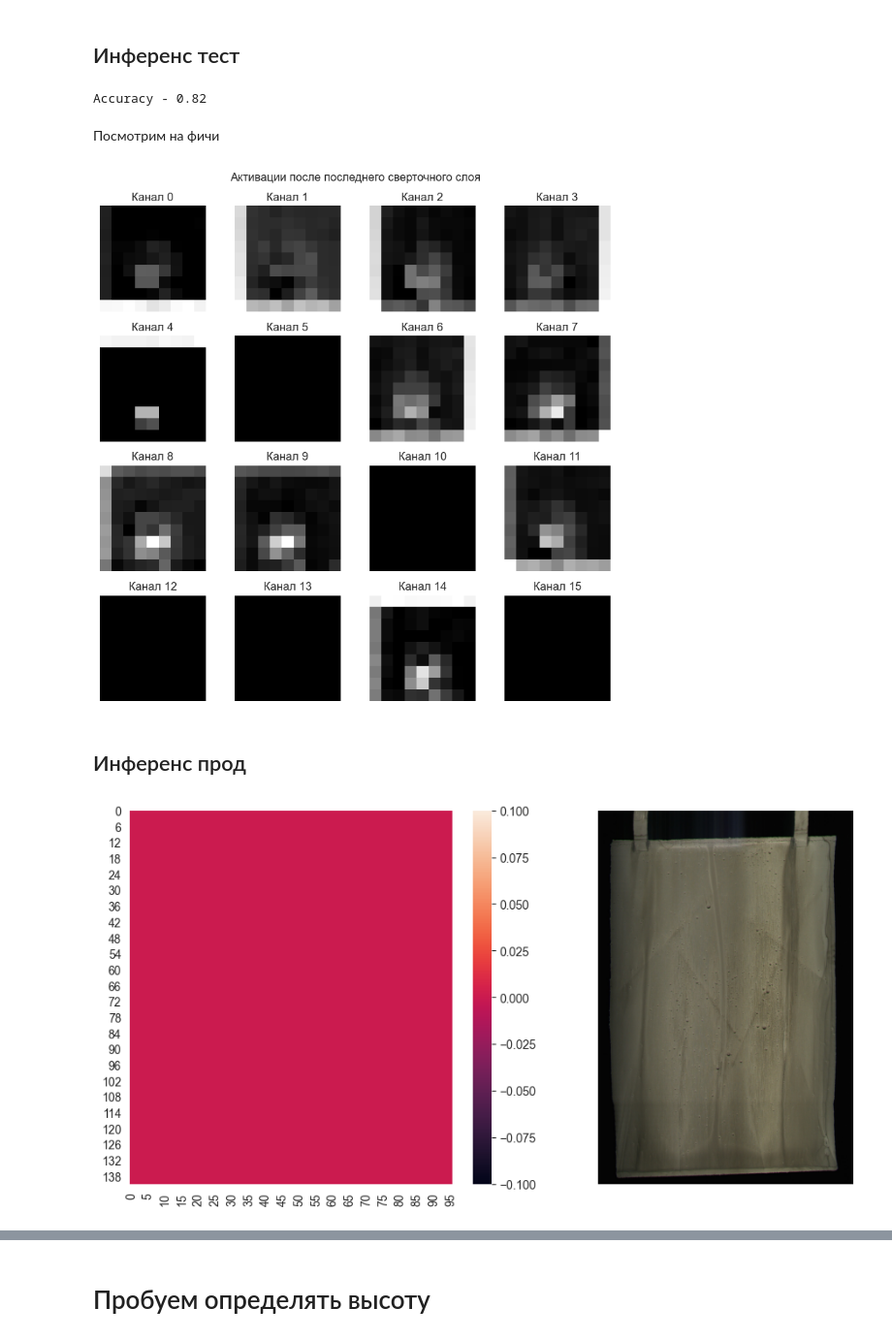
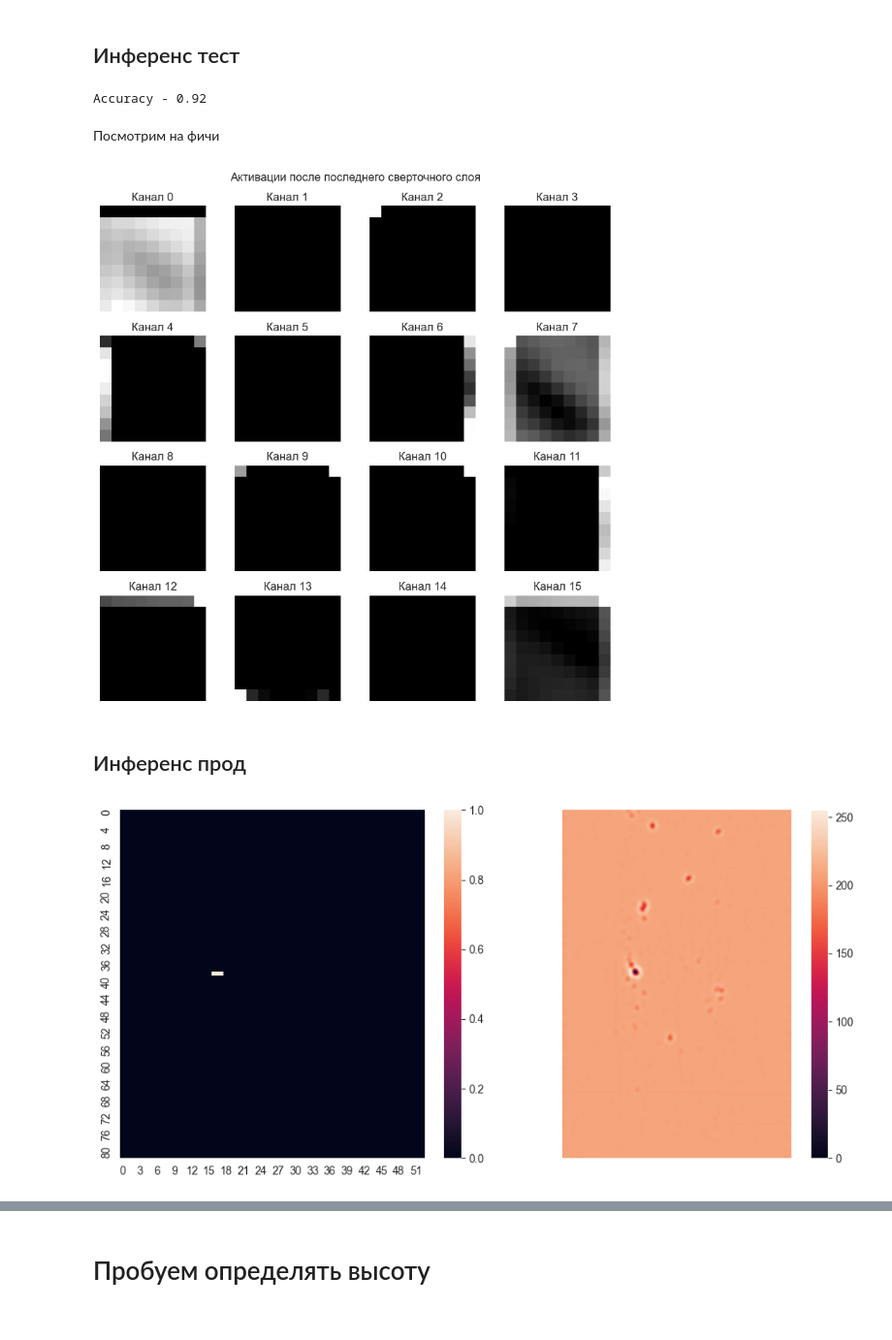
Before and after one commit to merkulovsvt/NN_task, a Jupyter notebook: CV_3D.ipynb, the cells around one changed output, grey strips where cells are left out. Shown at 97% size. Saved outputs shown, nothing was run; the diff lists cells and outputs as text; code cells hidden in the pictures.

```diff
--- a/CV_3D.ipynb
+++ b/CV_3D.ipynb
@@ -240,3 +286,12 @@ grd_mag_log = pd.DataFrame(grd_mag_log, columns=range(int(min(Y)), int(max(Y))))
+# %%
+grd_mag_log = gaussian_laplace(grd_mag_map, sigma=10)
+grd_mag_log = np.nan_to_num(grd_mag_log)
+
+# grd_mag_map = MinMaxScaler().fit_transform(grd_mag_map)
+# grd_mag_log = MinMaxScaler().fit_transform(grd_mag_log)
+
+grd_mag_map = pd.DataFrame(grd_mag_map, columns=range(int(min(Y)), int(max(Y))))
+grd_mag_log = pd.DataFrame(grd_mag_log, columns=range(int(min(Y)), int(max(Y))))
 # %%
 fig, ax = plt.subplots(1, 2, figsize=(18, 8))
 fig.suptitle("Тепловые карты для градиентов")
@@ -729,8 +888,8 @@ torch.save(model.state_dict(), "CV_data/model.pt")
 # %% [markdown]
 ## Инференс тест
 # %%
-images = torch.load('CV_data/Train1/images.pt')
-labels = torch.load('CV_data/Train1/labels.pt')
+images = torch.load('CV_3D/Train/images.pt')
+labels = torch.load('CV_3D/Train/labels.pt')
 
 if not isinstance(labels, torch.Tensor):
     labels = torch.tensor(labels)
@@ -748,7 +907,7 @@ _, val_dataset = random_split(full_dataset, [train_size, val_size])
 val_loader = DataLoader(val_dataset, batch_size=16, shuffle=True)
 
 model = BaseCNN(input_size=36).to(device)
-model.load_state_dict(torch.load('CV_data/model.pt'))
+model.load_state_dict(torch.load('CV_3D/model.pt'))
 model.eval()
 
 all_logits = []
@@ -774,17 +933,17 @@ all_features = torch.cat(all_features)
 
 print(f'Accuracy - {round((all_preds == all_labels).float().mean().item(), 2)}')
 # %% [output]
-Accuracy - 0.82
+Accuracy - 0.92
 # %% [markdown]
 Посмотрим на фичи
 # %%
-images = torch.load('CV_data/Train1/images.pt')
+images = torch.load('CV_3D/Train/images.pt')
 device = torch.device('cuda' if torch.cuda.is_available() else 'cpu')
 
-img = images[3].unsqueeze(0).to(device)
+img = images[0].unsqueeze(0).to(device)
 
 model = BaseCNN(input_size=36).to(device)
-model.load_state_dict(torch.load('CV_data/model.pt'))
+model.load_state_dict(torch.load('CV_3D/model.pt'))
 model.eval()
 
 with torch.no_grad():
@@ -805,28 +964,23 @@ plt.suptitle('Активации после последнего сверточ
 plt.tight_layout()
 plt.show()
 # %% [output]
-[figure, old version]
+[figure, new version]
 # %% [markdown]
 ## Инференс прод
 # %%
-import torch
-import numpy as np
-from PIL import Image
-from torchvision import transforms
-import math
-import seaborn as sns
-
-# img_path = "CV_data/photos/1742453837_4_bottom.jpg"
-img_path = "img.png"
+image_path = None
+# image_path = 'img.png'
+file_path = "192.168.25.105_1710930733.txt"
 
 device = torch.device('cuda' if torch.cuda.is_available() else 'cpu')
 
 model = BaseCNN(input_size=36).to(device)
-model.load_state_dict(torch.load('CV_data/model.pt'))
+model.load_state_dict(torch.load('CV_3D/model.pt'))
 model.eval()
 
-image = cv2.imread(img_path)
-image = cv2.cvtColor(image, cv2.COLOR_BGR2GRAY)
+data, image = get_image_log(file_path=file_path)
+image = cv2.normalize(image, None, 0, 255, cv2.NORM_MINMAX)
+image = image.astype(np.uint8)
 image_np = np.array(image)
 
 transform = transforms.Compose([
@@ -836,33 +990,36 @@ transform = transforms.Compose([
 stride = 18
 window_size = 36
 arr = np.zeros((math.floor((image_np.shape[0] - window_size) / stride) + 1,
                 math.floor((image_np.shape[1] - window_size) / stride) + 1))
 
 positive_images = []
+positive_images_bbox = []
 
 for i, y in enumerate(range(0, image_np.shape[0] - window_size + 1, stride)):
     for j, x in enumerate(range(0, image_np.shape[1] - window_size + 1, stride)):
         patch = image_np[y:y + window_size, x:x + window_size]
         patch_tensor = transform(patch).unsqueeze(0).to(device)
 
         with torch.no_grad():
             output = model(patch_tensor)
             pred = torch.argmax(output, dim=1).item()
 
         if pred:
             positive_images.append(patch)
+            positive_images_bbox.append([x, y, x + window_size, y + window_size])
 
         arr[i, j] = pred
 
 fig, ax = plt.subplots(1, 2, figsize=(10, 5))
 
 sns.heatmap(arr, ax=ax[0])
 
-ax[1].imshow(plt.imread(img_path))
+imshow = ax[1].imshow(plt.imread(image_path)) if image_path else ax[1].imshow(image_np)
+fig.colorbar(imshow, ax=ax[1])
 ax[1].axis('off')
 
 plt.tight_layout()
 plt.show()
 # %% [output]
-[figure, old version]
+[figure, new version]
 # %%
```
Also changed, not shown: parts of 36 cells of this notebook, 9 other files.
